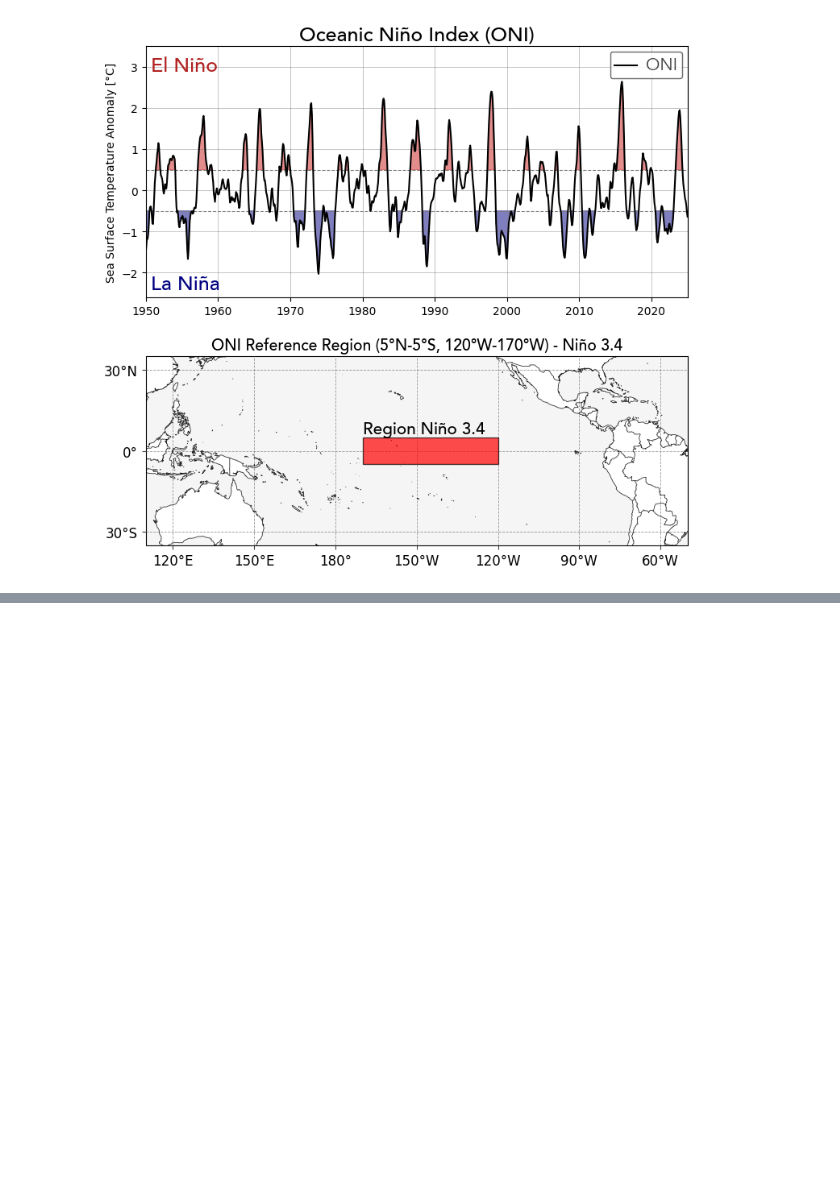
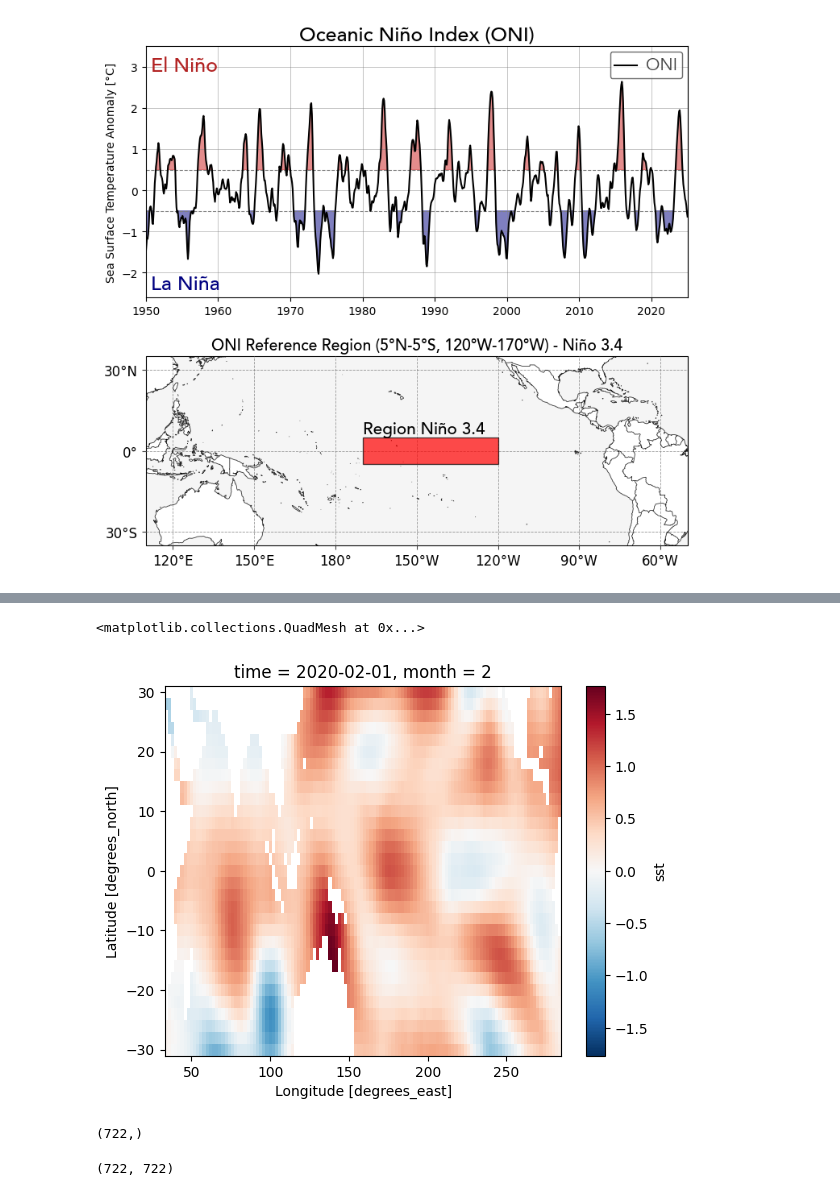
Before and after one commit to jdmantillaq/ENSOconomics, a Jupyter notebook: code/0_ENSO_data_downaload.ipynb, the cells around one changed output, grey strips where cells are left out. Saved outputs shown, nothing was run; the diff lists cells and outputs as text; code cells hidden in the pictures; blank space fills up the shorter version.

```diff
--- a/code/0_ENSO_data_downaload.ipynb
+++ b/code/0_ENSO_data_downaload.ipynb
@@ -182,0 +160,26 @@ Downloaded: 1 files, 54M in 1m 49s (509 KB/s)
+# %%
+date_min = pd.to_datetime('1960-01-01')
+
+ds_dates= pd.to_datetime(ds.time.values)
+id_dates = np.where(ds_dates >= date_min)[0]
+ds_dates = ds_dates[id_dates]
+ds = ds.isel(time=id_dates)
+
+
+ds = ds.sel(lat=slice(30, -30),
+                    lon=slice(34, 285))
+
+# Extract the sea surface temperature (SST) variable
+sst = ds['sst']
+
+# Calculate the climatology (mean for each month over the period)
+climatology = sst.groupby('time.month').mean('time')
+
+
+# Compute the anomalies by subtracting the climatology
+sst_anomalies = sst.groupby('time.month') - climatology
+
+sst_anomalies[-1].plot()
+# %% [output]
+<matplotlib.collections.QuadMesh at 0x...>
+[figure, added]
@@ -182,0 +190,8 @@ Downloaded: 1 files, 54M in 1m 49s (509 KB/s)
+# %%
+val_prop.shape
+# %% [output]
+(722,)
+# %%
+vec_prop.shape
+# %% [output]
+(722, 722)
```
Also changed, not shown: parts of 9 cells of this notebook, 1 other file.
